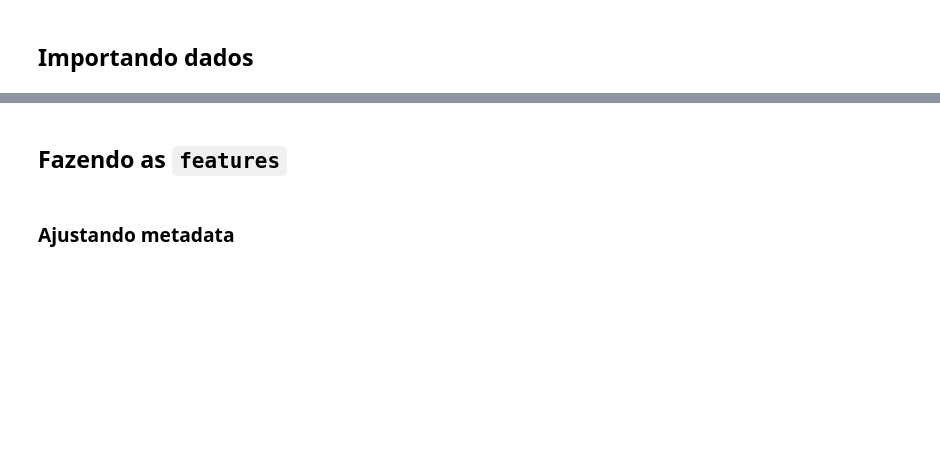
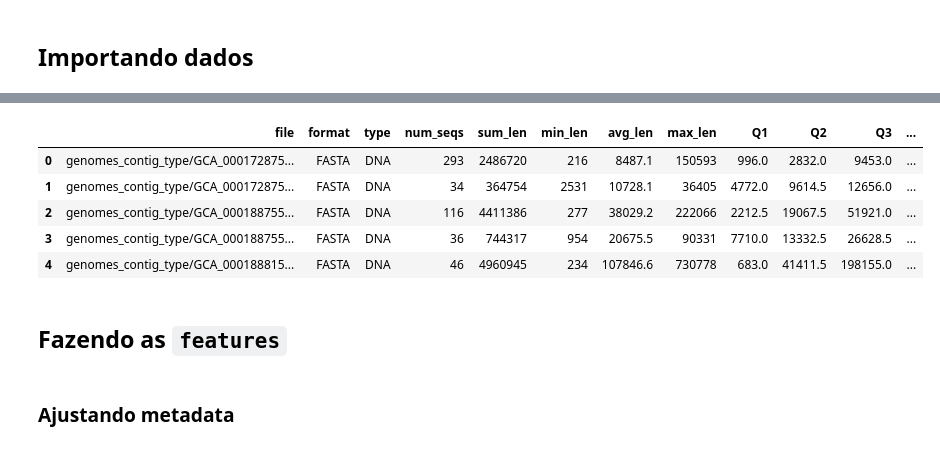
Before and after one commit to Rodrigo-Lusa/ml_isolados_brasileiros, a Jupyter notebook: notebooks/02_make_raw_features.ipynb, the cells around one changed output, grey strips where cells are left out. Drawn from its saved outputs; the diff is of its cells as text; code cells hidden in the pictures; blank space fills up the shorter version.

```diff
--- a/notebooks/02_make_raw_features.ipynb
+++ b/notebooks/02_make_raw_features.ipynb
@@ -38,6 +38,17 @@ vfdb.head()
 | 2 | ../genomes//GCA_052400065.1_ASM52... | JBQTZX010000001.1 | 66308 | 66772 | - | lspA | 1-465/465 | =============== | 0/0 | 100.0 | ... |
 | 3 | ../genomes//GCA_052400065.1_ASM52... | JBQTZX010000001.1 | 69697 | 70629 | - | lpeA | 1-933/933 | =============== | 0/0 | 100.0 | ... |
 | 4 | ../genomes//GCA_052400065.1_ASM52... | JBQTZX010000001.1 | 301597 | 302574 | - | bsh | 1-978/978 | =============== | 0/0 | 100.0 | ... |
+# %%
+gc = pd.read_csv("../data/raw/gc_stats.txt", sep=r"\s+", thousands=",")
+
+gc.head()
+# %% [output]
+|  | file | format | type | num_seqs | sum_len | min_len | avg_len | max_len | Q1 | Q2 | Q3 | ... |
+| 0 | genomes_contig_type/GCA_000172875... | FASTA | DNA | 293 | 2486720 | 216 | 8487.1 | 150593 | 996.0 | 2832.0 | 9453.0 | ... |
+| 1 | genomes_contig_type/GCA_000172875... | FASTA | DNA | 34 | 364754 | 2531 | 10728.1 | 36405 | 4772.0 | 9614.5 | 12656.0 | ... |
+| 2 | genomes_contig_type/GCA_000188755... | FASTA | DNA | 116 | 4411386 | 277 | 38029.2 | 222066 | 2212.5 | 19067.5 | 51921.0 | ... |
+| 3 | genomes_contig_type/GCA_000188755... | FASTA | DNA | 36 | 744317 | 954 | 20675.5 | 90331 | 7710.0 | 13332.5 | 26628.5 | ... |
+| 4 | genomes_contig_type/GCA_000188815... | FASTA | DNA | 46 | 4960945 | 234 | 107846.6 | 730778 | 683.0 | 41411.5 | 198155.0 | ... |
 # %% [markdown]
 ## Fazendo as `features`
 # %% [markdown]
```
Also changed, not shown: parts of 58 cells of this notebook, 4 other files.
